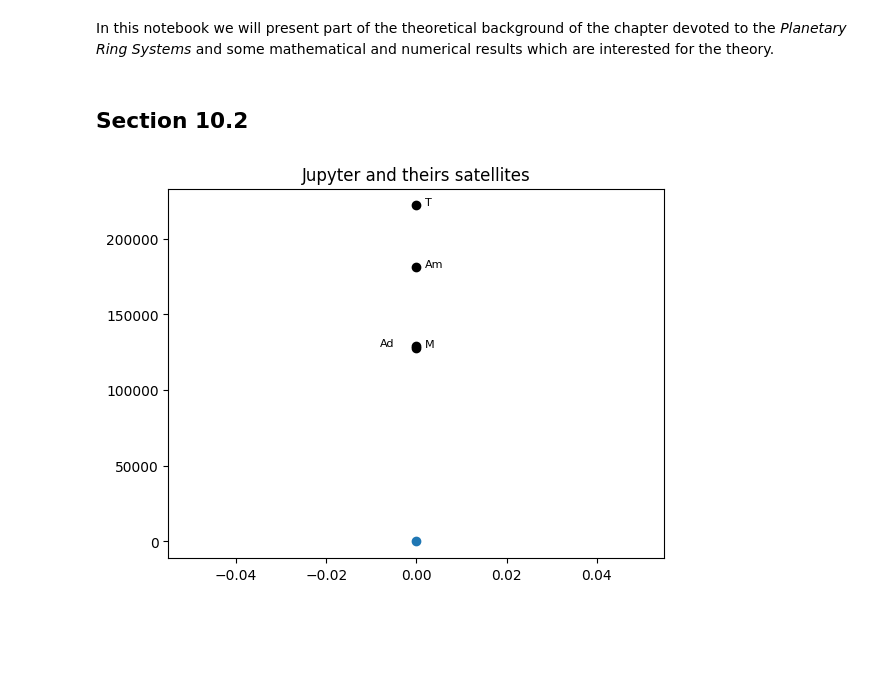
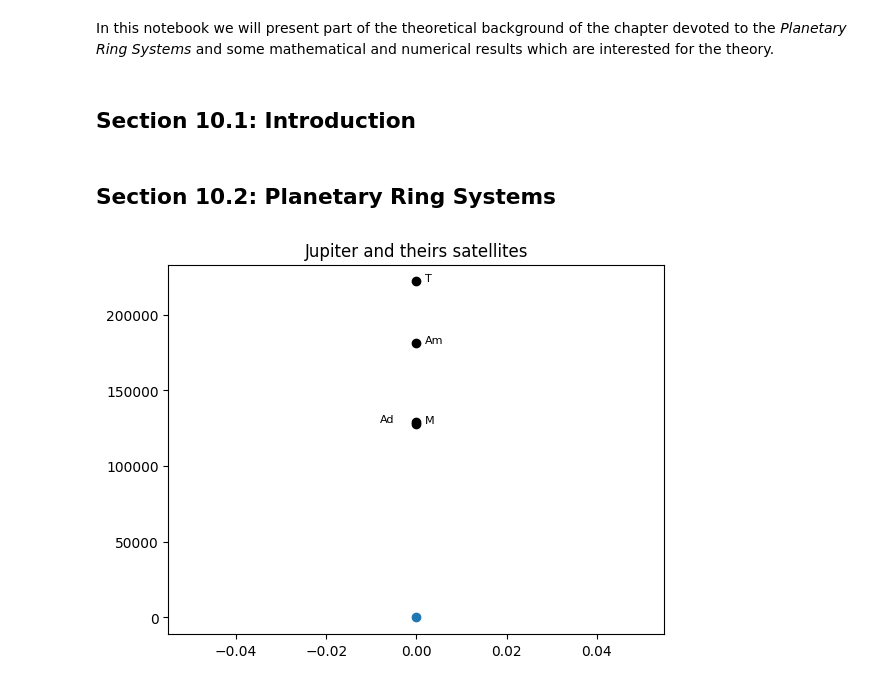
Before and after one commit to seap-udea/murray-dermott-action, a Jupyter notebook: PlanetaryRings/Chapter10.ipynb, the cells around one changed output. Cells and saved outputs as stored; diff of their text form; code cells hidden in the pictures; blank space fills up the shorter version.

```diff
--- a/PlanetaryRings/Chapter10.ipynb
+++ b/PlanetaryRings/Chapter10.ipynb
@@ -7,19 +7,21 @@ In this notebook we will present part of the theoretical background of the chapt
 # %%
 import matplotlib.pyplot as plt
 import numpy as np
+# %% [markdown]
+ ## Section 10.1: Introduction
 # %% [markdown]
- ## Section 10.2
+ ## Section 10.2: Planetary Ring Systems
 # %%
-plt.title('Jupyter and theirs satellites')
-plt.plot(0,0,'o') #Jupyter
+plt.title('Jupiter and theirs satellites')
+plt.plot(0,0,'o') #Jupiter
 plt.plot(0,127979,'o', color = 'black') #Metis
 plt.text(0.002,127979,"M", fontsize=8, color='black')
 plt.plot(0,128980,'o', color = 'black') #Adrastea
 plt.text(-0.008,128980,"Ad", fontsize=8, color='black')
 plt.plot(0,181300,'o', color = 'black') #Amalthea
 plt.text(0.002,181300,"Am", fontsize=8, color='black')
 plt.plot(0,221900,'o', color = 'black') #Thebe
 plt.text(0.002,221900,"T", fontsize=8, color='black')
 plt.show()
 # %% [output]
-[figure, old version]
+[figure, new version]
```
Also changed, not shown: parts of 16 cells of this notebook.
